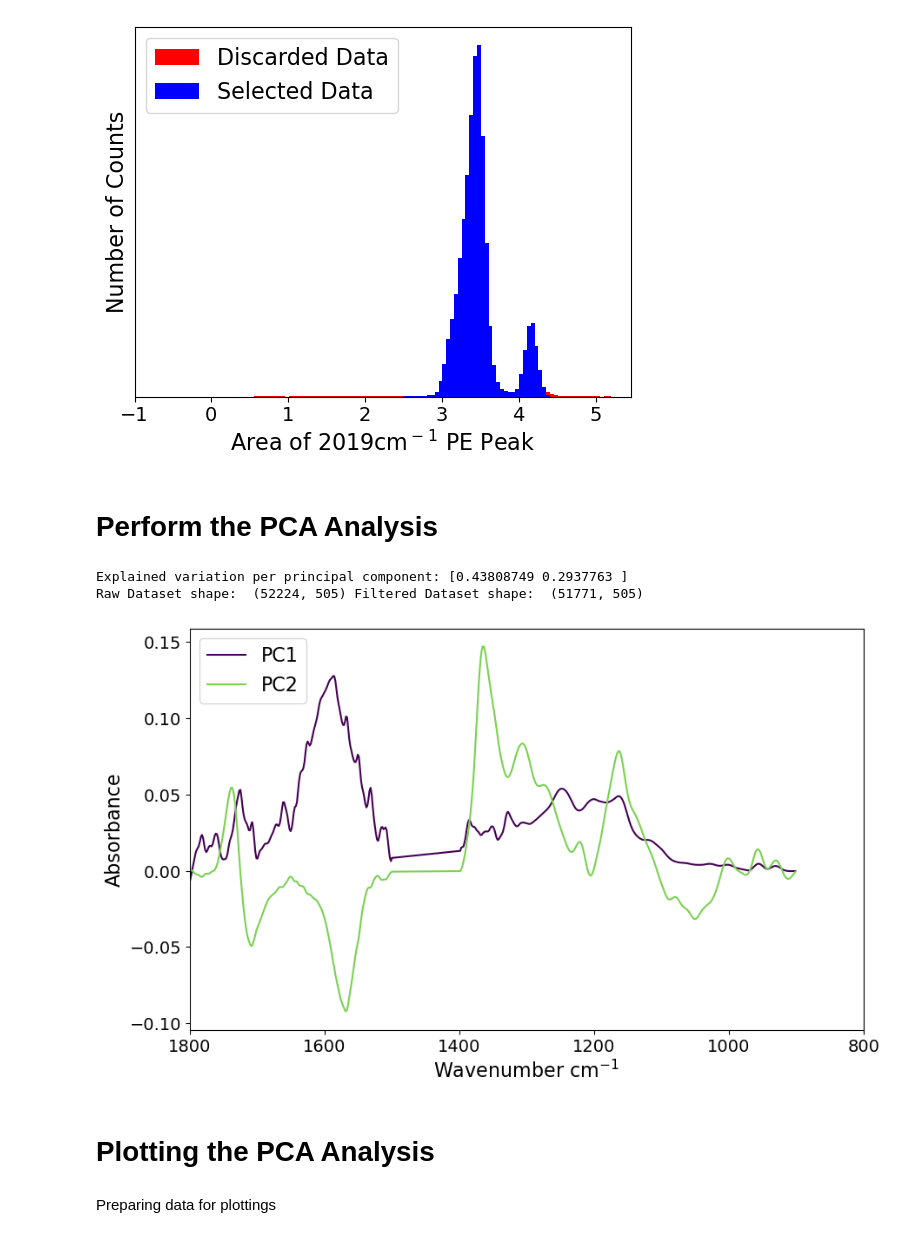
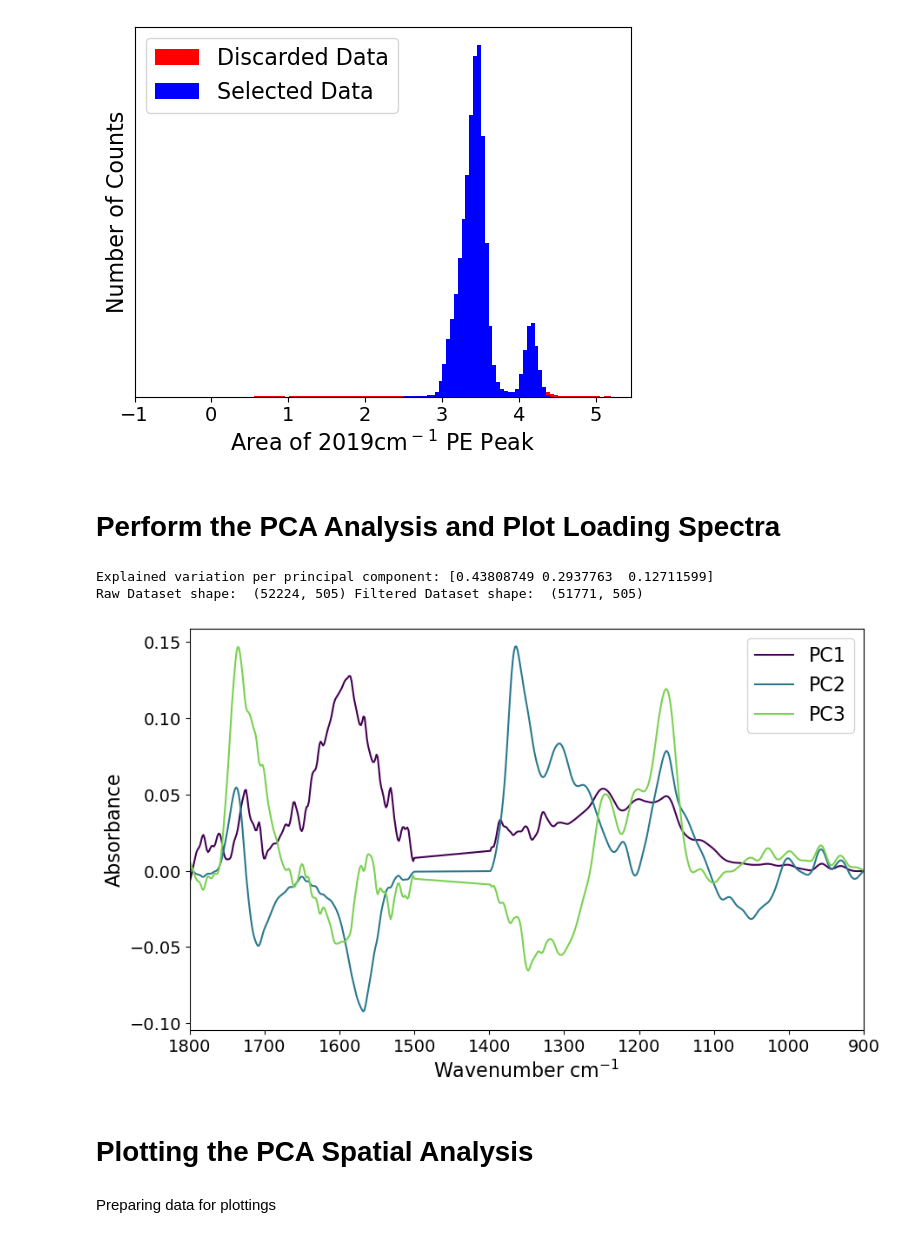
Before and after one commit to Zachery-Evans/DBSCAN_Feature_Extraction, a Jupyter notebook: DBScan Feaute Extraction.ipynb, the cells around one changed output. Cells and saved outputs as stored; diff of their text form; code cells hidden in the pictures.

Commit message:
Included some more commenting for clarity, and started working on modifying the code so that it is easier to train "single dataset" PCAs as well as PCA models trained on more than one dataset.

```diff
--- a/DBScan Feaute Extraction.ipynb
+++ b/DBScan Feaute Extraction.ipynb
@@ -81,19 +131,20 @@ df = pd.read_csv(filename)
 last_nonwavenum_idx = df.columns.get_loc('1981.7 - 2095.8') + 1
 # Create an array of strings containing the wavenumbers
 wavenumbers = df.columns[last_nonwavenum_idx:].astype(str)
+#List all of the files in the data directory.
+allFiles = listdir(path)
+# Take only the files that contain data pertaining to SMP65#010
+trainingFiles = [file for file in allFiles if 'SMP65#010' in file and file.endswith('.csv')]
+# Read all of the data and place the dataframes into a list
+trainingDataframeList = [pd.read_csv(path+file) for file in trainingFiles]
 
-allFiles = os.listdir(path)
+# trainingDataframeList =
 
-trainingFiles = [file for file in allFiles if 'SMP65#010' in file and file.endswith('.csv')]
+trainingDataframe = pd.concat(trainingDataframeList)
 
-trainingDataframe = [pd.read_csv(path+file) for file in trainingFiles]
-
-trainingDataframe = pd.concat(trainingDataframe)
+selected_indexes, discarded_indexes, mask_selected, modePosition, areaPE = distribution_Selection(trainingDataframe, '1981.7 - 2095.8', 3)
 
 print(trainingDataframe)
-
-
-selected_indexes, discarded_indexes, mask_selected, modePosition, areaPE = distribution_Selection(trainingDataframe, '1981.7 - 2095.8', 3)
 
 bin_width = 0.05
 bins = np.arange(min(areaPE), max(areaPE) + bin_width, bin_width)
@@ -127,15 +178,15 @@ plt.xlim([-1, modePosition + 2])
 (-1.0, 5.455852222222222)
 [figure]
 # %% [markdown]
-# Perform the PCA Analysis
+# Perform the PCA Analysis and Plot Loading Spectra
 # %%
-PCs = 2
+PCs = 3
 # Create dataset containing ONLY the wavenumbers
 rawData = trainingDataframe[wavenumbers].copy()
 # Modify created dataset to contain ONLY the masked values
 Masked_PC_inputData = rawData[mask_selected].values
 # Train a PCA model on these values
-PCA_df_init, loadings_df_init, pca_model = IR_PCA(rawData   , PCs=PCs)
+PCA_df_init, loadings_df_init, pca_model = IR_PCA(rawData, PCs=PCs)
 
 print("Raw Dataset shape: ", rawData.shape, "Filtered Dataset shape: ", Masked_PC_inputData.shape)
 
@@ -149,38 +200,40 @@ with open('pca_model.pkl', 'rb') as f:
 # Use the model again to get the same result
 data_PCs = loaded_pca_model.transform(rawData.values)
 columns_list = ['PC'+ str(x) for x in range(1, PCs+1)]
 PCA_df = pd.DataFrame(data = data_PCs, columns = columns_list)
 
 PCA_df['map_x'] = df['map_x'].copy()
 PCA_df['map_y'] = df['map_y'].copy()
 #PCA_df['Sample Name'] = df['Sample Name']
 
 cmap = plt.get_cmap('viridis')
 colors = cmap(np.linspace(0, 0.8, PCs))
 
 plt.figure(figsize=(10,6))
 plt.xlabel('Wavenumber cm$^{-1}$', fontsize=16)
 plt.ylabel('Absorbance', fontsize=16)
 plt.xticks(fontsize=14)
 plt.yticks(fontsize=14)
 for i in range(PCs):
     loadings = savgol_filter(loadings_df_init.iloc[i, :].values, 9, 1)
     plt.plot(
         wavenumbers.astype(float),
         loadings,
         color=colors[i],
         label=f"PC{i+1}"
     )
-plt.legend(['PC1', 'PC2'], fontsize=16, loc='upper left')
+
+legend_labels = [f'PC{i+1}' for i in range(PCs)]
+plt.legend(legend_labels, fontsize=16, loc='upper right')
 #plt.xlim(wavenumbers[0], wavenumbers[-1])
 plt.xlim(1800, 900)
 plt.savefig("PC1_loading_spectrum.jpeg", dpi=900)
 # %% [output]
-Explained variation per principal component: [0.43808749 0.2937763 ]
+Explained variation per principal component: [0.43808749 0.2937763  0.12711599]
 Raw Dataset shape:  (52224, 505) Filtered Dataset shape:  (51771, 505)
-[figure, old version]
+[figure, new version]
 # %% [markdown]
-# Plotting the PCA Analysis
+# Plotting the PCA Spatial Analysis
 # %% [markdown]
 Preparing data for plottings
 # %%
```
Also changed, not shown: parts of 2 cells of this notebook, 1 other file.
